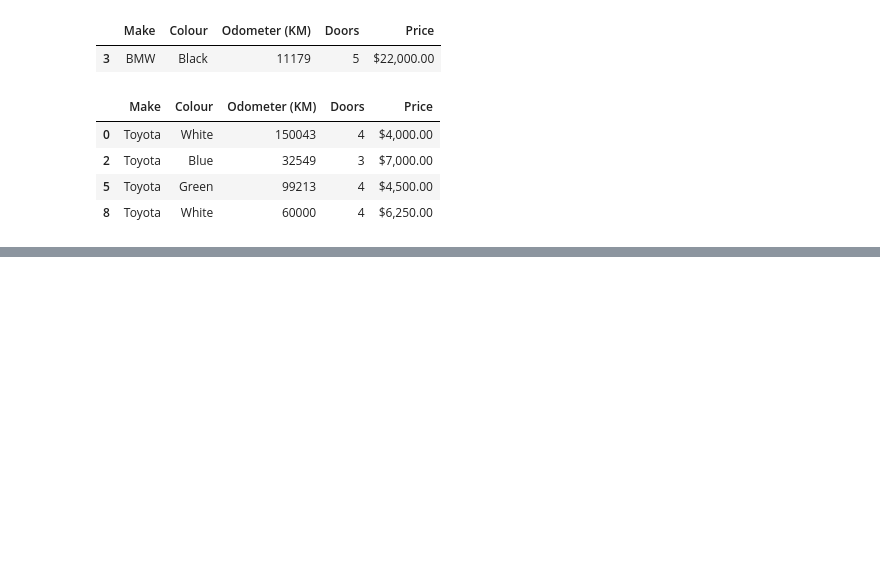
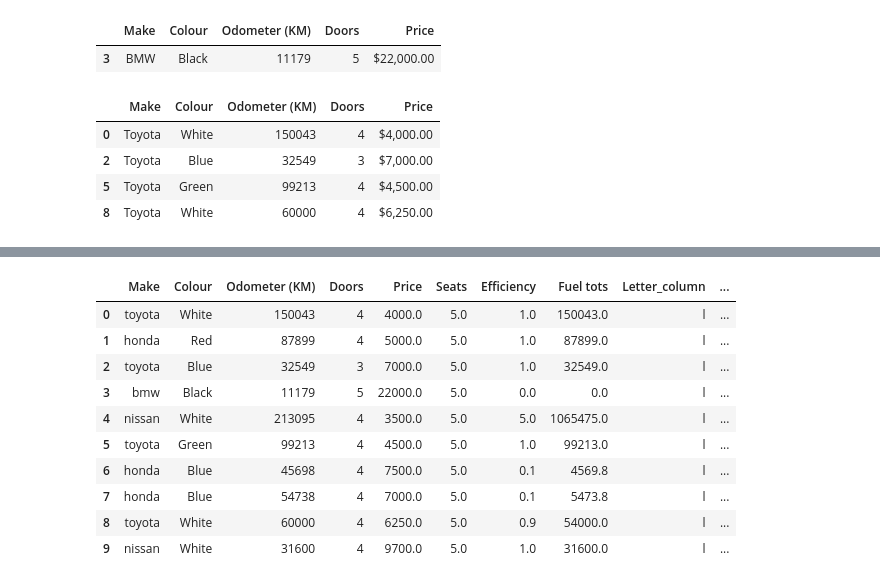
Before and after one commit to kis619/first_jupyter, a Jupyter notebook: Learning_pandas_ztm.ipynb, the cells around one changed output, grey strips where cells are left out. Cells and saved outputs as stored; diff of their text form; code cells hidden in the pictures; blank space fills up the shorter version.

```diff
--- a/Learning_pandas_ztm.ipynb
+++ b/Learning_pandas_ztm.ipynb
@@ -318,0 +472,2 @@ car_sales[toyota_filter]
+# %%
+car_sales["Seats"].fillna(5, inplace=True)
@@ -318,0 +488,4 @@ car_sales[toyota_filter]
+# %%
+# Column from Python list
+fuel_economy = [1, 1, 1, 0,5, 1, 0.1, 0.1, 0.9, 1]
+car_sales["Efficiency"] = fuel_economy
@@ -318,0 +506,2 @@ car_sales[toyota_filter]
+# %%
+car_sales["Fuel tots"] = car_sales["Odometer (KM)"] * car_sales["Efficiency"]
@@ -318,0 +522,4 @@ car_sales[toyota_filter]
+# %%
+# Create a column from a single value
+
+car_sales["Letter_column"] = "l"
@@ -318,0 +540,15 @@ car_sales[toyota_filter]
+# %%
+car_sales["Passed road safety"] = True
+car_sales
+# %% [output]
+|  | Make | Colour | Odometer (KM) | Doors | Price | Seats | Efficiency | Fuel tots | Letter_column | ... |
+| 0 | toyota | White | 150043 | 4 | 4000.0 | 5.0 | 1.0 | 150043.0 | l | ... |
+| 1 | honda | Red | 87899 | 4 | 5000.0 | 5.0 | 1.0 | 87899.0 | l | ... |
+| 2 | toyota | Blue | 32549 | 3 | 7000.0 | 5.0 | 1.0 | 32549.0 | l | ... |
+| 3 | bmw | Black | 11179 | 5 | 22000.0 | 5.0 | 0.0 | 0.0 | l | ... |
+| 4 | nissan | White | 213095 | 4 | 3500.0 | 5.0 | 5.0 | 1065475.0 | l | ... |
+| 5 | toyota | Green | 99213 | 4 | 4500.0 | 5.0 | 1.0 | 99213.0 | l | ... |
+| 6 | honda | Blue | 45698 | 4 | 7500.0 | 5.0 | 0.1 | 4569.8 | l | ... |
+| 7 | honda | Blue | 54738 | 4 | 7000.0 | 5.0 | 0.1 | 5473.8 | l | ... |
+| 8 | toyota | White | 60000 | 4 | 6250.0 | 5.0 | 0.9 | 54000.0 | l | ... |
+| 9 | nissan | White | 31600 | 4 | 9700.0 | 5.0 | 1.0 | 31600.0 | l | ... |
```
Also changed, not shown: parts of 25 cells of this notebook, 1 other file.
